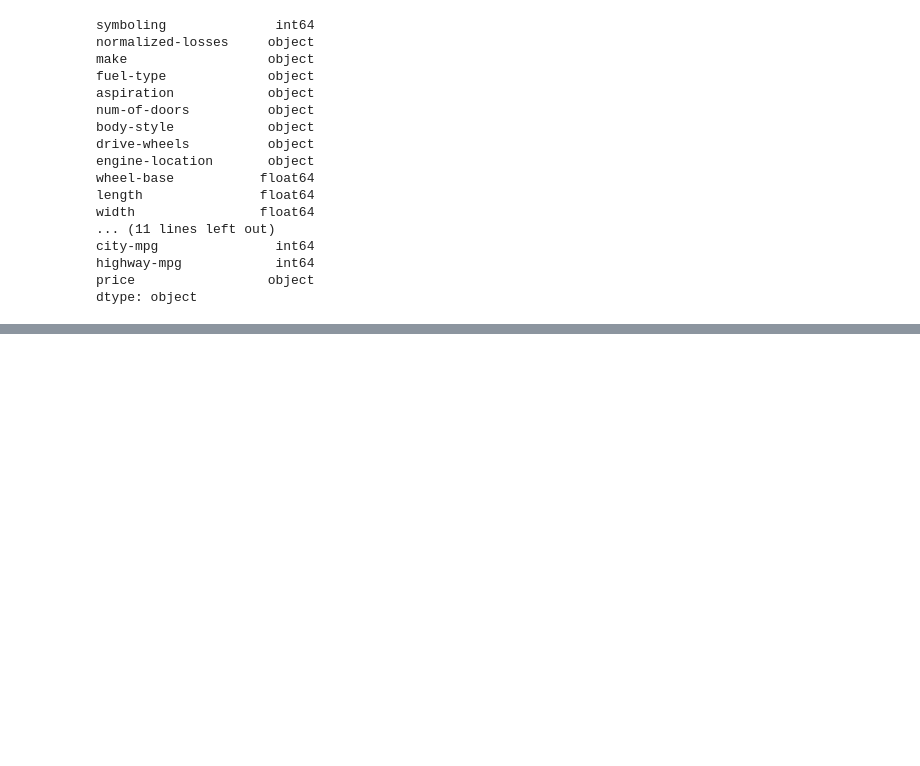
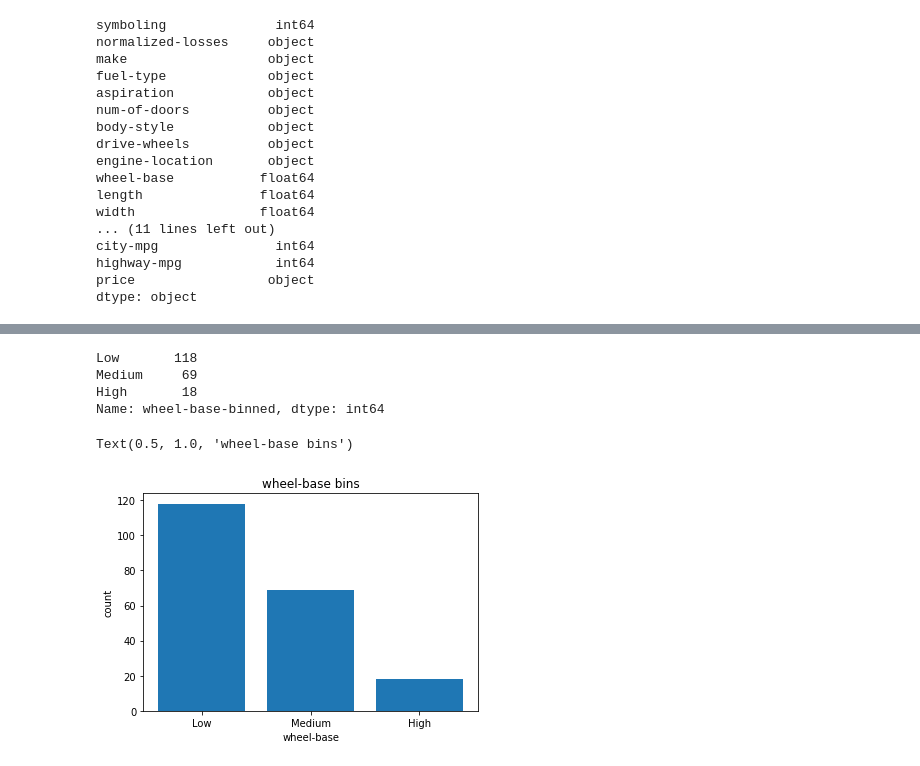
Before and after one commit to PosgradoMNA/actividades-de-aprendizaje-cardonasebastian, a Jupyter notebook: Semana 5: Data Analysis with Python (IBM).ipynb, the cells around one changed output, grey strips where cells are left out. Drawn from its saved outputs; the diff is of its cells as text; code cells hidden in the pictures; blank space fills up the shorter version.

```diff
--- a/Semana 5: Data Analysis with Python (IBM).ipynb
+++ b/Semana 5: Data Analysis with Python (IBM).ipynb
@@ -130,0 +179,5 @@ df.head()
+# %%
+group_names = ['Low', 'Medium', 'High']
+# %%
+df['wheel-base-binned'] = pd.cut(df['wheel-base'], bins, labels=group_names, include_lowest=True )
+df[['wheel-base','wheel-base-binned']].head(20)
@@ -130,0 +202,18 @@ df.head()
+# %%
+df["wheel-base-binned"].value_counts()
+# %% [output]
+Low       118
+Medium     69
+High       18
+Name: wheel-base-binned, dtype: int64
+# %%
+
+pyplot.bar(group_names, df["wheel-base-binned"].value_counts())
+
+# asignando x/y etiquetas y el titulo
+plt.pyplot.xlabel("wheel-base")
+plt.pyplot.ylabel("count")
+plt.pyplot.title("wheel-base bins")
+# %% [output]
+Text(0.5, 1.0, 'wheel-base bins')
+[figure, added]
```
Also changed, not shown: parts of 12 cells of this notebook.
